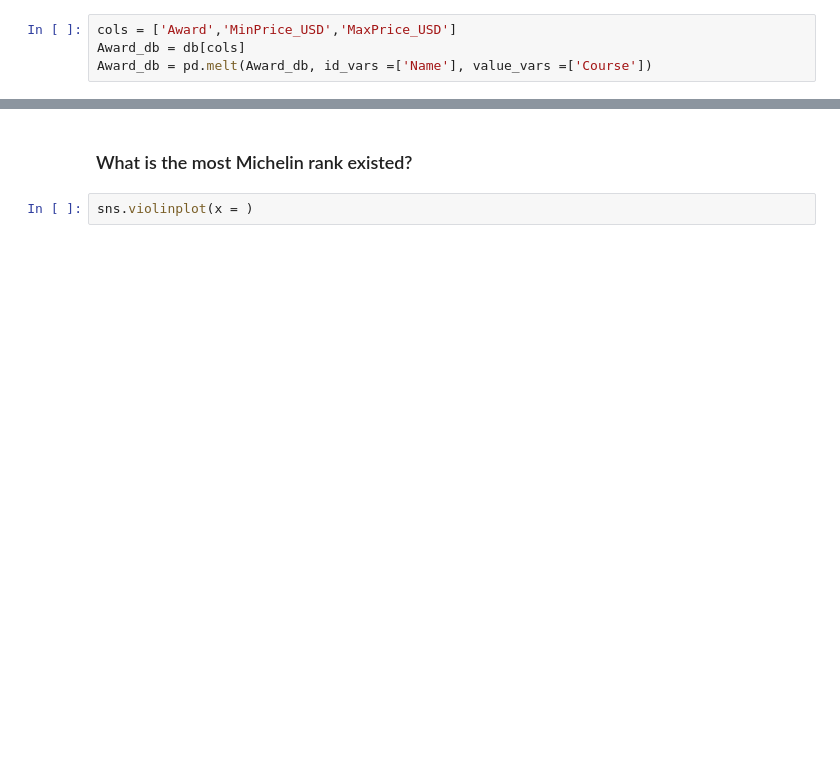
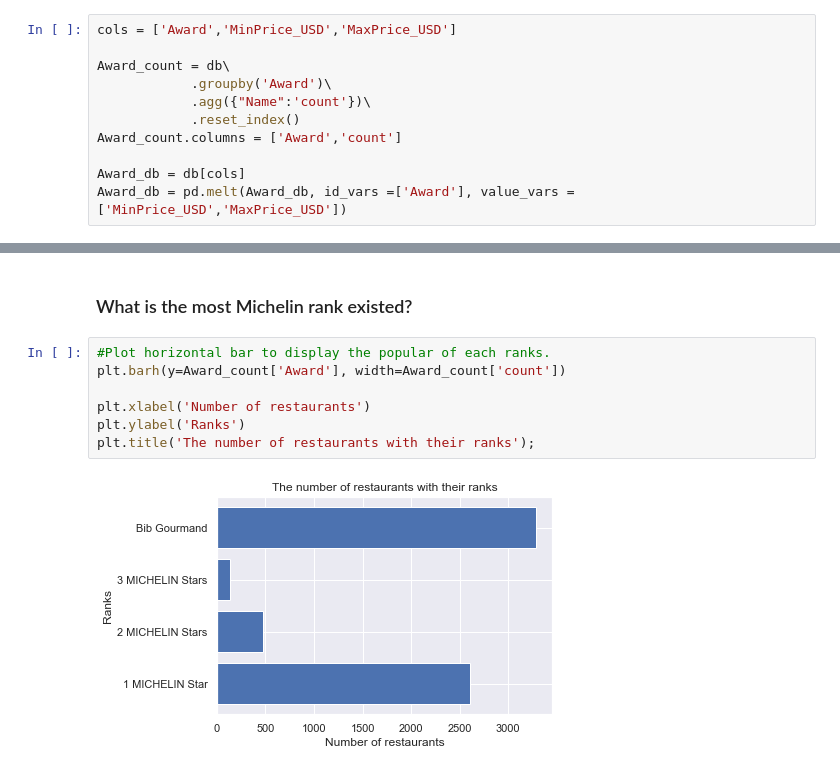
Before and after one commit to LeonTran29/Michelin_Guide_Restaurants_2021_EDA, a Jupyter notebook: Michelin_GR_2021_EDA.ipynb, the cells around one changed output, grey strips where cells are left out. Drawn from its saved outputs; the diff is of its cells as text; blank space fills up the shorter version.

```diff
--- a/Michelin_GR_2021_EDA.ipynb
+++ b/Michelin_GR_2021_EDA.ipynb
@@ -168,5 +226,12 @@ by_Nation_rank_0.columns = ['Nations','Count','MinP','MaxP','Long','Lat']
 ### Summary based on Award
 # %%
 cols = ['Award','MinPrice_USD','MaxPrice_USD']
+
+Award_count = db\
+            .groupby('Award')\
+            .agg({"Name":'count'})\
+            .reset_index()
+Award_count.columns = ['Award','count']
+
 Award_db = db[cols]
-Award_db = pd.melt(Award_db, id_vars =['Name'], value_vars =['Course'])
+Award_db = pd.melt(Award_db, id_vars =['Award'], value_vars =['MinPrice_USD','MaxPrice_USD'])
@@ -254,4 +327,11 @@ m_Nations
 # %% [markdown]
 ### What is the most Michelin rank existed?
-# %%
-sns.violinplot(x = )
+# %%
+#Plot horizontal bar to display the popular of each ranks.
+plt.barh(y=Award_count['Award'], width=Award_count['count'])
+
+plt.xlabel('Number of restaurants')
+plt.ylabel('Ranks')
+plt.title('The number of restaurants with their ranks');
+# %% [output]
+[figure, added]
```
Also changed, not shown: parts of 12 cells of this notebook.
